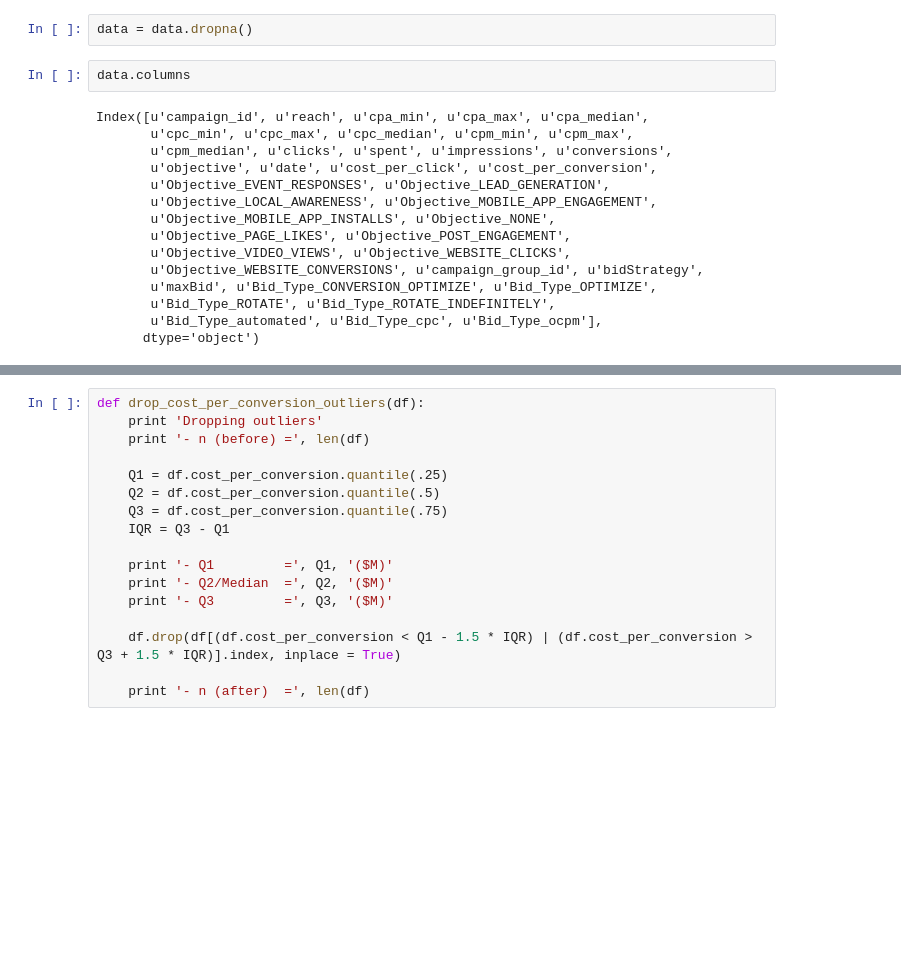
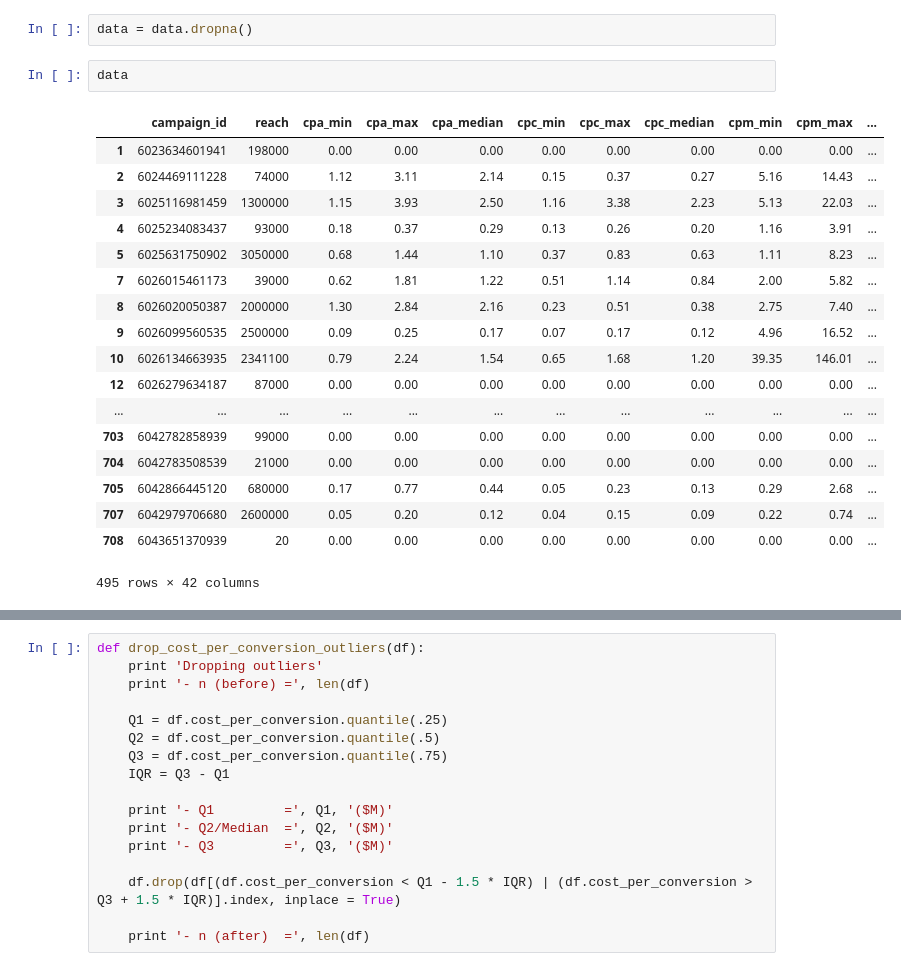
Before and after one commit to EddieFarah/GA-SF-DAT-21, a Jupyter notebook: FinalProject4/Final_Project_4.ipynb, the cells around one changed output, grey strips where cells are left out. Saved outputs shown, nothing was run; the diff lists cells and outputs as text; blank space fills up the shorter version.

```diff
--- a/FinalProject4/Final_Project_4.ipynb
+++ b/FinalProject4/Final_Project_4.ipynb
@@ -18,19 +18,23 @@ data = data.drop('cost_per_impression', 1)
 # %%
 data = data.dropna()
 # %%
-data.columns
+data
 # %% [output]
+|  | campaign_id | reach | cpa_min | cpa_max | cpa_median | cpc_min | cpc_max | cpc_median | cpm_min | cpm_max | ... |
+| 1 | 6023634601941 | 198000 | 0.00 | 0.00 | 0.00 | 0.00 | 0.00 | 0.00 | 0.00 | 0.00 | ... |
+| 2 | 6024469111228 | 74000 | 1.12 | 3.11 | 2.14 | 0.15 | 0.37 | 0.27 | 5.16 | 14.43 | ... |
+| 3 | 6025116981459 | 1300000 | 1.15 | 3.93 | 2.50 | 1.16 | 3.38 | 2.23 | 5.13 | 22.03 | ... |
+| 4 | 6025234083437 | 93000 | 0.18 | 0.37 | 0.29 | 0.13 | 0.26 | 0.20 | 1.16 | 3.91 | ... |
+| 5 | 6025631750902 | 3050000 | 0.68 | 1.44 | 1.10 | 0.37 | 0.83 | 0.63 | 1.11 | 8.23 | ... |
+| 7 | 6026015461173 | 39000 | 0.62 | 1.81 | 1.22 | 0.51 | 1.14 | 0.84 | 2.00 | 5.82 | ... |
+| 8 | 6026020050387 | 2000000 | 1.30 | 2.84 | 2.16 | 0.23 | 0.51 | 0.38 | 2.75 | 7.40 | ... |
+| 9 | 6026099560535 | 2500000 | 0.09 | 0.25 | 0.17 | 0.07 | 0.17 | 0.12 | 4.96 | 16.52 | ... |
+| 10 | 6026134663935 | 2341100 | 0.79 | 2.24 | 1.54 | 0.65 | 1.68 | 1.20 | 39.35 | 146.01 | ... |
+| 12 | 6026279634187 | 87000 | 0.00 | 0.00 | 0.00 | 0.00 | 0.00 | 0.00 | 0.00 | 0.00 | ... |
+| ... | ... | ... | ... | ... | ... | ... | ... | ... | ... | ... | ... |
+| 703 | 6042782858939 | 99000 | 0.00 | 0.00 | 0.00 | 0.00 | 0.00 | 0.00 | 0.00 | 0.00 | ... |
+| 704 | 6042783508539 | 21000 | 0.00 | 0.00 | 0.00 | 0.00 | 0.00 | 0.00 | 0.00 | 0.00 | ... |
+| 705 | 6042866445120 | 680000 | 0.17 | 0.77 | 0.44 | 0.05 | 0.23 | 0.13 | 0.29 | 2.68 | ... |
+| 707 | 6042979706680 | 2600000 | 0.05 | 0.20 | 0.12 | 0.04 | 0.15 | 0.09 | 0.22 | 0.74 | ... |
+| 708 | 6043651370939 | 20 | 0.00 | 0.00 | 0.00 | 0.00 | 0.00 | 0.00 | 0.00 | 0.00 | ... |
-Index([u'campaign_id', u'reach', u'cpa_min', u'cpa_max', u'cpa_median',
-       u'cpc_min', u'cpc_max', u'cpc_median', u'cpm_min', u'cpm_max',
-       u'cpm_median', u'clicks', u'spent', u'impressions', u'conversions',
-       u'objective', u'date', u'cost_per_click', u'cost_per_conversion',
-       u'Objective_EVENT_RESPONSES', u'Objective_LEAD_GENERATION',
-       u'Objective_LOCAL_AWARENESS', u'Objective_MOBILE_APP_ENGAGEMENT',
-       u'Objective_MOBILE_APP_INSTALLS', u'Objective_NONE',
-       u'Objective_PAGE_LIKES', u'Objective_POST_ENGAGEMENT',
-       u'Objective_VIDEO_VIEWS', u'Objective_WEBSITE_CLICKS',
-       u'Objective_WEBSITE_CONVERSIONS', u'campaign_group_id', u'bidStrategy',
-       u'maxBid', u'Bid_Type_CONVERSION_OPTIMIZE', u'Bid_Type_OPTIMIZE',
-       u'Bid_Type_ROTATE', u'Bid_Type_ROTATE_INDEFINITELY',
-       u'Bid_Type_automated', u'Bid_Type_cpc', u'Bid_Type_ocpm'],
-      dtype='object')
+495 rows × 42 columns
```
Also changed, not shown: parts of 4 cells of this notebook.
